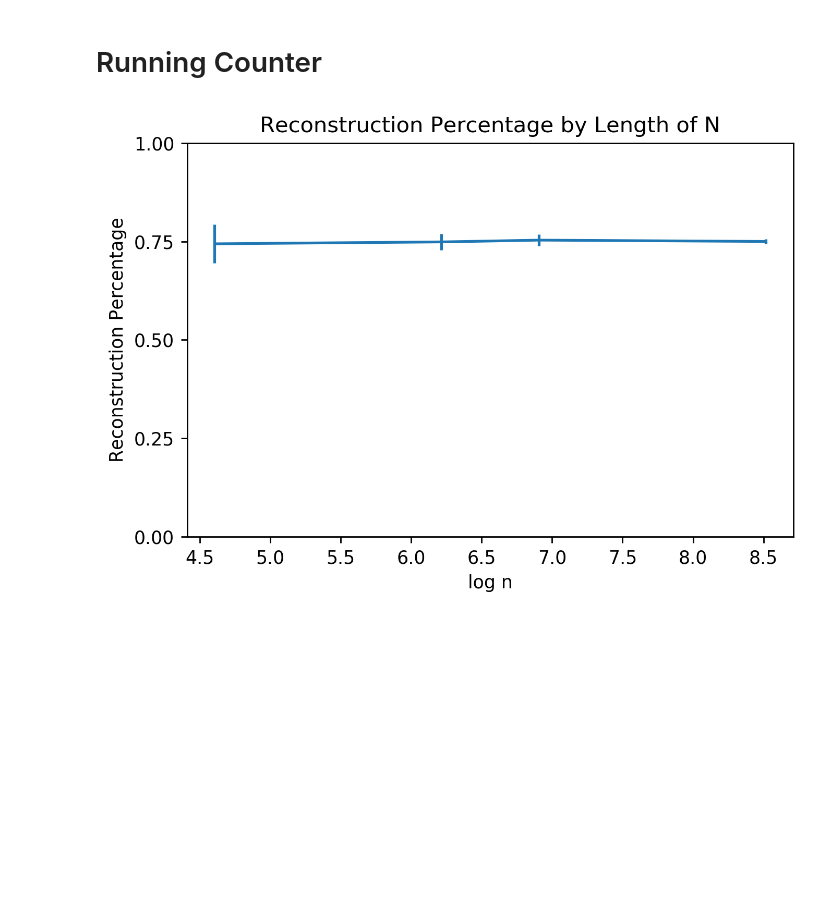
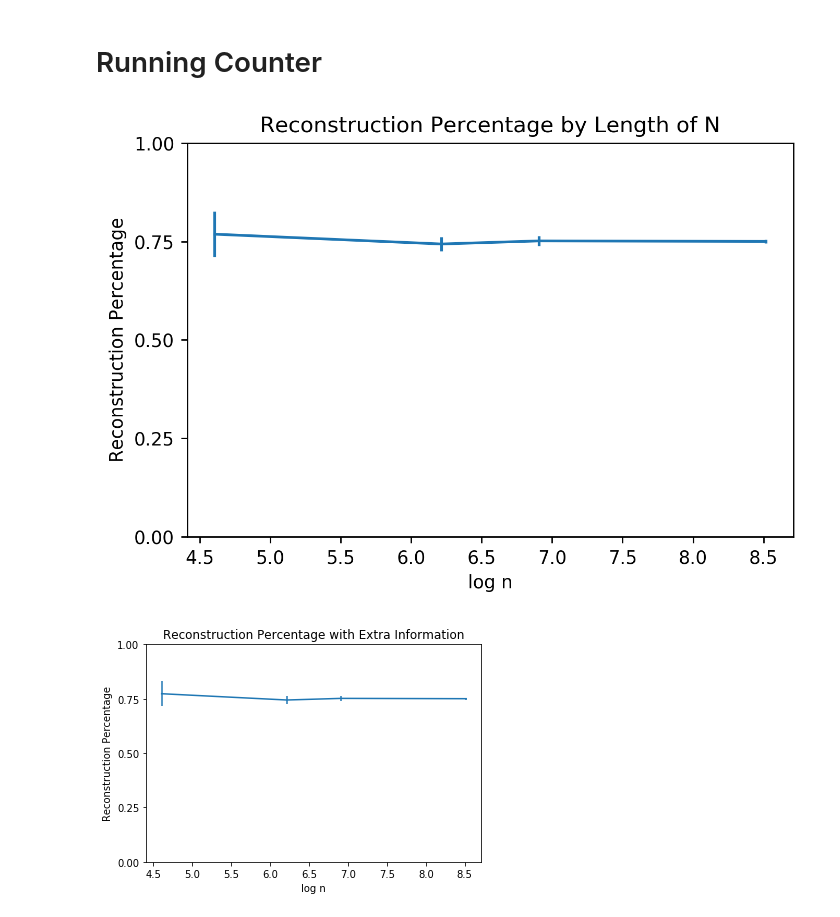
Before and after one commit to jcraver1021/cs591_hw1, a Jupyter notebook: 2_counter.ipynb, the cells around one changed output. Cells and saved outputs as stored; diff of their text form; code cells hidden in the pictures; blank space fills up the shorter version.

Commit message:
Added extra information initial usage

```diff
--- a/2_counter.ipynb
+++ b/2_counter.ipynb
@@ -4,6 +4,7 @@
 # AGENCY CODE
 
 import numpy as np
+import random
 
 class Agency:
     """
@@ -24,7 +25,7 @@ class Agency:
     def n(self):
         return self._n
 
-    def get_extra_information(mu):
+    def get_extra_information(self, mu):
         """
         For each element of the secret vector, generate a Bernoulli random variable,
         returning x with probability mu and 1 - x with probability 1 - mu
@@ -34,7 +35,7 @@ class Agency:
         Output:
             a vector representing a probabilistic view of x
         """
-        return np.vectorize(lambda xi, mu: xi if random.random() > (1 - mu) else 1 - xi)(x, mu)
+        return np.vectorize(lambda xi, mu: xi if random.random() > (1 - mu) else 1 - xi)(self._x, mu)
 
     def query(self):
         """
@@ -116,32 +120,51 @@ def attack_running_counter(agcy, get_extra):
 k = 20
 n_values = [100, 500, 1000, 5000]
 scores_a = []
+scores_b = []
 
 for n in n_values:
     scores_a.append([])
+    scores_b.append([])
     for i in range(k):
         ag = Agency(n)
-        scores_a[-1].append(attack_running_counter(ag, False))
+        scores_a[-1].append(attack_running_counter(ag))
+        scores_b[-1].append(attack_running_counter(ag, 2/3))
 # %%
 import matplotlib
 import matplotlib.pyplot as plt
 plt.figure(dpi=250)
 
 # Reconstruction Percentage by N
 
 Y = []
 err = []
 for scores in scores_a:
     Y.append(np.mean(scores))
     err.append(np.std(scores))
 plt.errorbar(np.log(n_values), Y, yerr=err)
 
 plt.xlabel('log n')
 plt.ylabel('Reconstruction Percentage')
 plt.ylim((0, 1))
 plt.yticks(np.linspace(0, 1, 5))
 plt.title("Reconstruction Percentage by Length of N")
 plt.legend()
 plt.show()
+
+Y = []
+err = []
+for scores in scores_b:
+    Y.append(np.mean(scores))
+    err.append(np.std(scores))
+plt.errorbar(np.log(n_values), Y, yerr=err)
+
+plt.xlabel('log n')
+plt.ylabel('Reconstruction Percentage')
+plt.ylim((0, 1))
+plt.yticks(np.linspace(0, 1, 5))
+plt.title("Reconstruction Percentage with Extra Information")
+plt.legend()
+plt.show()
 # %% [output]
-[figure, old version]
+[figure, new version]
+[figure, added]
```
Also changed, not shown: parts of 1 cell of this notebook.
